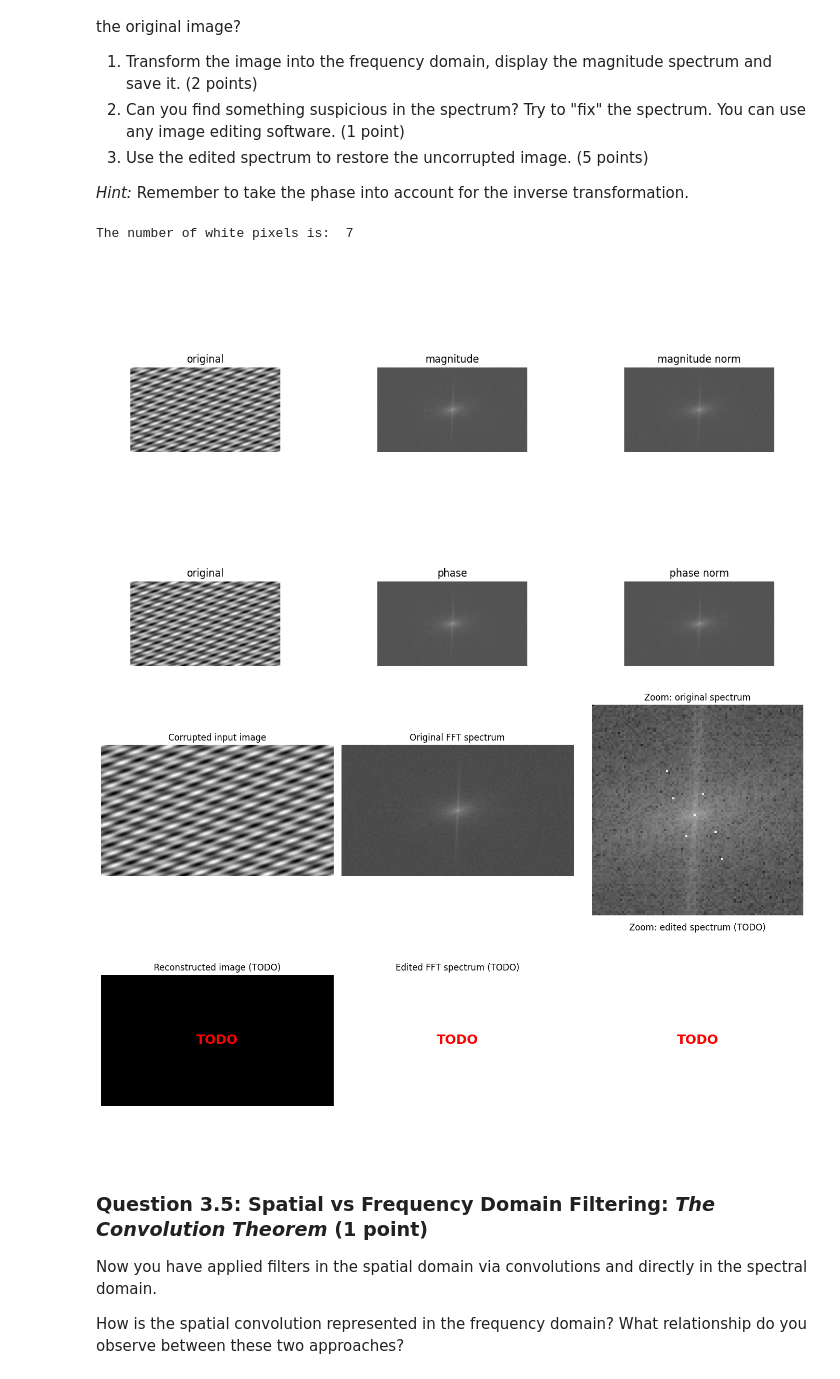
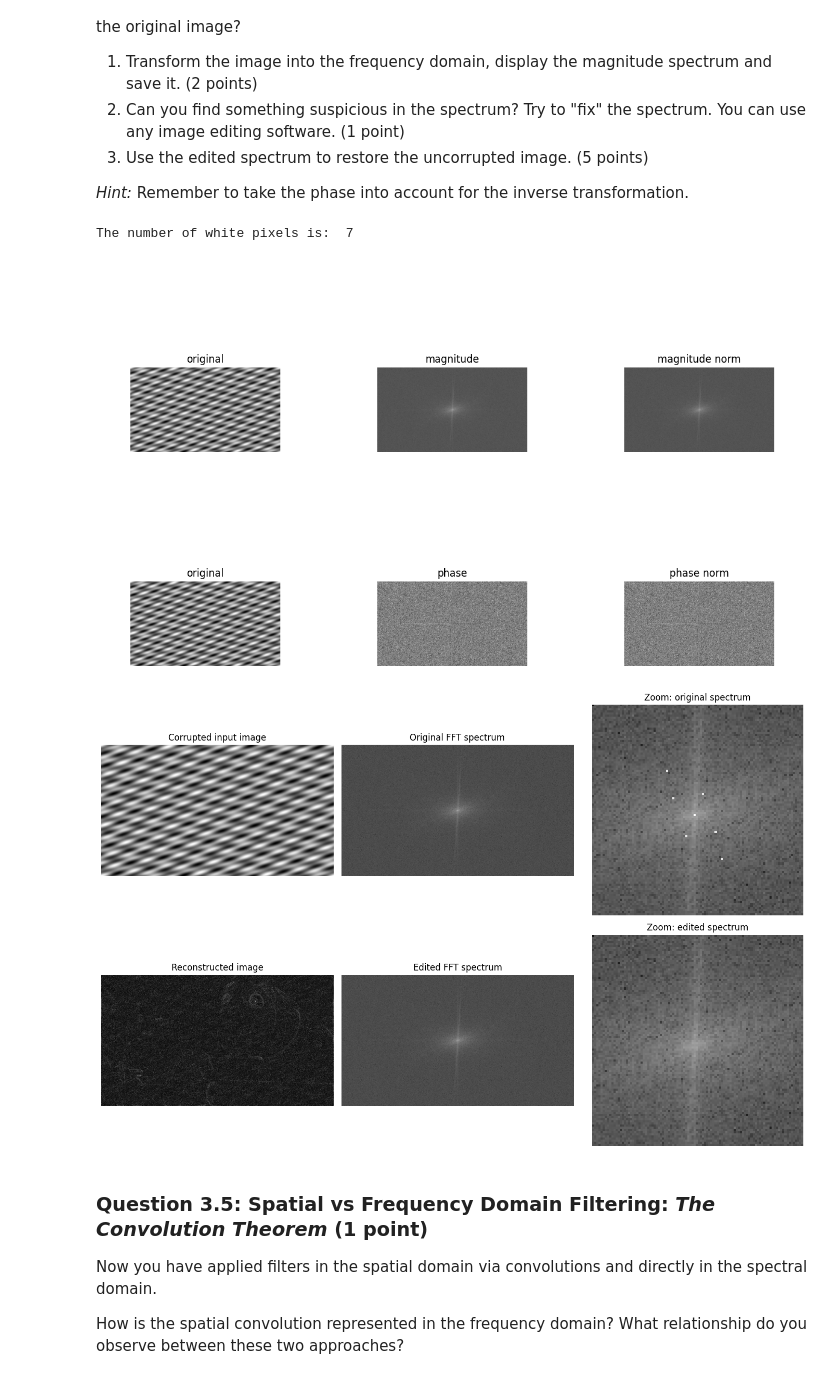
Before and after one commit to johqniel/Computer-Vision-Course-Uni-Koeln, a Jupyter notebook: Assignments/assignment_2.ipynb, the cells around one changed output. Saved outputs shown, nothing was run; the diff lists cells and outputs as text; code cells hidden in the pictures.

```diff
--- a/Assignments/assignment_2.ipynb
+++ b/Assignments/assignment_2.ipynb
@@ -669,7 +669,7 @@ def magnitude(img):
     return magnitude
 
 def phase(img):
-    phase = np.log(np.abs(img))
+    phase = np.angle(img)
     return phase
 
 def display_spectrum(img, *, size = None, title = None):
@@ -858,10 +858,27 @@ display_side_by_side([grayscale_img,phase_spectrum,phase_spectrum_norm], ["origi
 white_pixels_num = (magnitude_spectrum_norm > 0.7).sum()
 
 print("The number of white pixels is: ", white_pixels_num)
+
+
+magnitude_spectrum_edit_norm = np.zeros(np.shape(magnitude_spectrum_norm))
+#print(np.shape(magnitude_spectrum_edit_norm))
+#print(magnitude_spectrum_edit_norm[5][6])
+
+for y in range(np.shape(magnitude_spectrum_norm)[0]):
+    for x in range(np.shape(magnitude_spectrum_norm)[1]):
+        if (magnitude_spectrum_norm[y][x] < 0.7):
+            magnitude_spectrum_edit_norm[y][x] = magnitude_spectrum_norm[y][x]
+        else:
+            magnitude_spectrum_edit_norm[y][x] = (magnitude_spectrum_norm[y+1][x] +
+                                            magnitude_spectrum_norm[y][x+1] +
+                                            magnitude_spectrum_norm[y-1][x]+
+                                            magnitude_spectrum_norm[y][x-1]) / 4
+
+plt.imsave("./fft_spectrum_edit.png", magnitude_spectrum_edit_norm, cmap='gray')
 # %% [output]
 The number of white pixels is:  7
 [figure]
-[figure, old version]
+[figure, new version]
 # %%
 
 
@@ -869,13 +886,18 @@ The number of white pixels is:  7
 # edit fft_spectrum.png and save the updated spectrum to fft_spectrum_edit.png (you can use any image editing software or even come up with a programmatical solution)
 
 # load edited spectrum if available
-if edited_spectrum_path.exists():
-    magnitude_spectrum_edit_norm = cv2.cvtColor(cv2.imread(str(edited_spectrum_path)), cv2.COLOR_BGR2GRAY).astype(np.float32) / 255.0
+if True: #edited_spectrum_path.exists():
+    #magnitude_spectrum_edit_norm = cv2.cvtColor(cv2.imread(str(edited_spectrum_path)), cv2.COLOR_BGR2GRAY).astype(np.float32) / 255.0
     has_edit = True
 
     # use the edited spectrum to reconstruct the uncorrupted image
     # Hint: If you used log(abs(F) + 1), remember to invert this transformation correctly.
-    rec_img = ...
+
+    magnitude_spectrum_edit = np.exp(magnitude_spectrum_edit_norm * max_val_phase_spec)
+
+    full_spectrum_edit = magnitude_spectrum_edit * np.exp(1j * phase_spectrum)
+
+    rec_img = i_fourier_shift(full_spectrum_edit)
 
 else:  # just a placeholder to not break the plotting in case you fft_spectrum_edit.png does not exist yet
     magnitude_spectrum_edit_norm = np.ones_like(magnitude_spectrum_norm, dtype=np.float32)
@@ -896,34 +918,34 @@ axes[0, 0].axis('off')
 
 axes[0, 1].imshow(magnitude_spectrum_norm, cmap='gray', vmin=0, vmax=1)
 axes[0, 1].set_title('Original FFT spectrum')
 axes[0, 1].axis('off')
 
 axes[0, 2].imshow(magnitude_spectrum_norm[y0:y1, x0:x1], cmap='gray', vmin=0, vmax=1)
 axes[0, 2].set_title('Zoom: original spectrum')
 axes[0, 2].axis('off')
 
 # edited row
 axes[1, 0].imshow(rec_img, cmap='gray')
 axes[1, 0].set_title('Reconstructed image' if has_edit else 'Reconstructed image (TODO)')
 axes[1, 0].axis('off')
 
 axes[1, 1].imshow(magnitude_spectrum_edit_norm, cmap='gray', vmin=0, vmax=1)
 axes[1, 1].set_title('Edited FFT spectrum' if has_edit else 'Edited FFT spectrum (TODO)')
 axes[1, 1].axis('off')
 
 axes[1, 2].imshow(magnitude_spectrum_edit_norm[y0:y1, x0:x1], cmap='gray', vmin=0, vmax=1)
 axes[1, 2].set_title('Zoom: edited spectrum' if has_edit else 'Zoom: edited spectrum (TODO)')
 axes[1, 2].axis('off')
 
 if not has_edit:
     for ax in axes[1]:
         ax.text(0.5, 0.5, 'TODO', color='red', fontsize=18, fontweight='bold',
                 ha='center', va='center', transform=ax.transAxes)
 
 fig.tight_layout()
 plt.show()
 # %% [output]
-[figure, old version]
+[figure, new version]
 # %% [markdown]
 ### Question 3.5: Spatial vs Frequency Domain Filtering: *The Convolution Theorem* (1 point)
 
```
Also changed, not shown: parts of 1 cell of this notebook, 2 other files.
